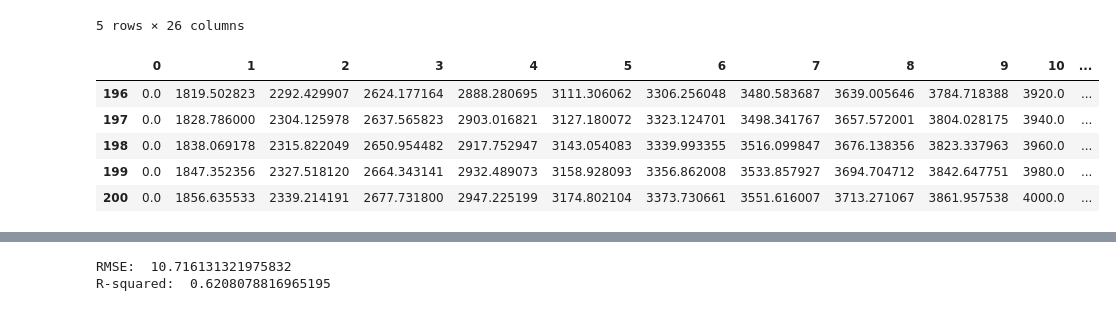
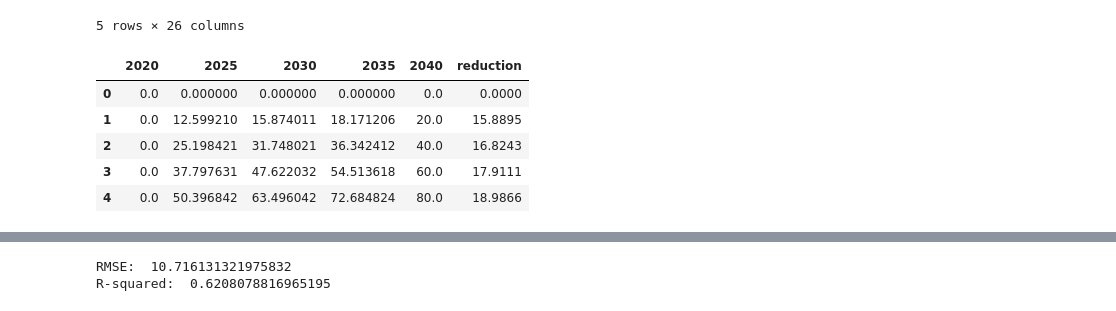
Before and after one commit to TVHTE/PBL_Code, a Jupyter notebook: Emulator/main.ipynb, the cells around one changed output, grey strips where cells are left out. Cells and saved outputs as stored; diff of their text form; code cells hidden in the pictures.

```diff
--- a/Emulator/main.ipynb
+++ b/Emulator/main.ipynb
@@ -73,36 +72,40 @@ dit zijn global constants dus kan gewoon in kleine letters
 
 """
 
-year = 2050
+year = 2040
 region = 11
-STEPSIZE_CTAX_PATH = 1  # stepsize the ctax path consists of so if 2 than 2,4,6...
+TIMERSTEP = 5
 # %%
 """
 prepare data using prepare_df
 
 input: MAC sets (df), YEAR, REGION, STEPSIZE
 
 output: ctax paths with reduction
 """
 
 reload(prepare_data)
 
 lin_reduction = prepare_data.reduction_df(df_linear, year, region)
 cubic_reduction = prepare_data.reduction_df(df_cubic, year, region)
 root_reduction = prepare_data.reduction_df(df_cubicroot, year, region)
 
-lin_paths = prepare_data.find_path(lin_reduction, STEPSIZE_CTAX_PATH, 'linear')
-cubic_paths = prepare_data.find_path(cubic_reduction, STEPSIZE_CTAX_PATH, 'cubic')
-root_paths = prepare_data.find_path(root_reduction, STEPSIZE_CTAX_PATH, 'cubicroot')
+lin_paths = prepare_data.find_path(lin_reduction, 'linear', TIMERSTEP)
+cubic_paths = prepare_data.find_path(cubic_reduction, 'cubic', TIMERSTEP)
+root_paths = prepare_data.find_path(root_reduction, 'cubicroot', TIMERSTEP)
 
-root_paths.tail()
+combi = pd.concat([cubic_paths, root_paths])
+combi.year = cubic_paths.year
+combi.region = cubic_paths.region
+
+root_paths.head()
 # %% [output]
-|  | 0 | 1 | 2 | 3 | 4 | 5 | 6 | 7 | 8 | 9 | 10 | ... |
-| 196 | 0.0 | 1819.502823 | 2292.429907 | 2624.177164 | 2888.280695 | 3111.306062 | 3306.256048 | 3480.583687 | 3639.005646 | 3784.718388 | 3920.0 | ... |
-| 197 | 0.0 | 1828.786000 | 2304.125978 | 2637.565823 | 2903.016821 | 3127.180072 | 3323.124701 | 3498.341767 | 3657.572001 | 3804.028175 | 3940.0 | ... |
-| 198 | 0.0 | 1838.069178 | 2315.822049 | 2650.954482 | 2917.752947 | 3143.054083 | 3339.993355 | 3516.099847 | 3676.138356 | 3823.337963 | 3960.0 | ... |
-| 199 | 0.0 | 1847.352356 | 2327.518120 | 2664.343141 | 2932.489073 | 3158.928093 | 3356.862008 | 3533.857927 | 3694.704712 | 3842.647751 | 3980.0 | ... |
-| 200 | 0.0 | 1856.635533 | 2339.214191 | 2677.731800 | 2947.225199 | 3174.802104 | 3373.730661 | 3551.616007 | 3713.271067 | 3861.957538 | 4000.0 | ... |
+|  | 2020 | 2025 | 2030 | 2035 | 2040 | reduction |
+| 0 | 0.0 | 0.000000 | 0.000000 | 0.000000 | 0.0 | 0.0000 |
+| 1 | 0.0 | 12.599210 | 15.874011 | 18.171206 | 20.0 | 15.8895 |
+| 2 | 0.0 | 25.198421 | 31.748021 | 36.342412 | 40.0 | 16.8243 |
+| 3 | 0.0 | 37.797631 | 47.622032 | 54.513618 | 60.0 | 17.9111 |
+| 4 | 0.0 | 50.396842 | 63.496042 | 72.684824 | 80.0 | 18.9866 |
 # %%
 """
 train prepared dataframe
```
Also changed, not shown: parts of 6 cells of this notebook, 18 other files.
